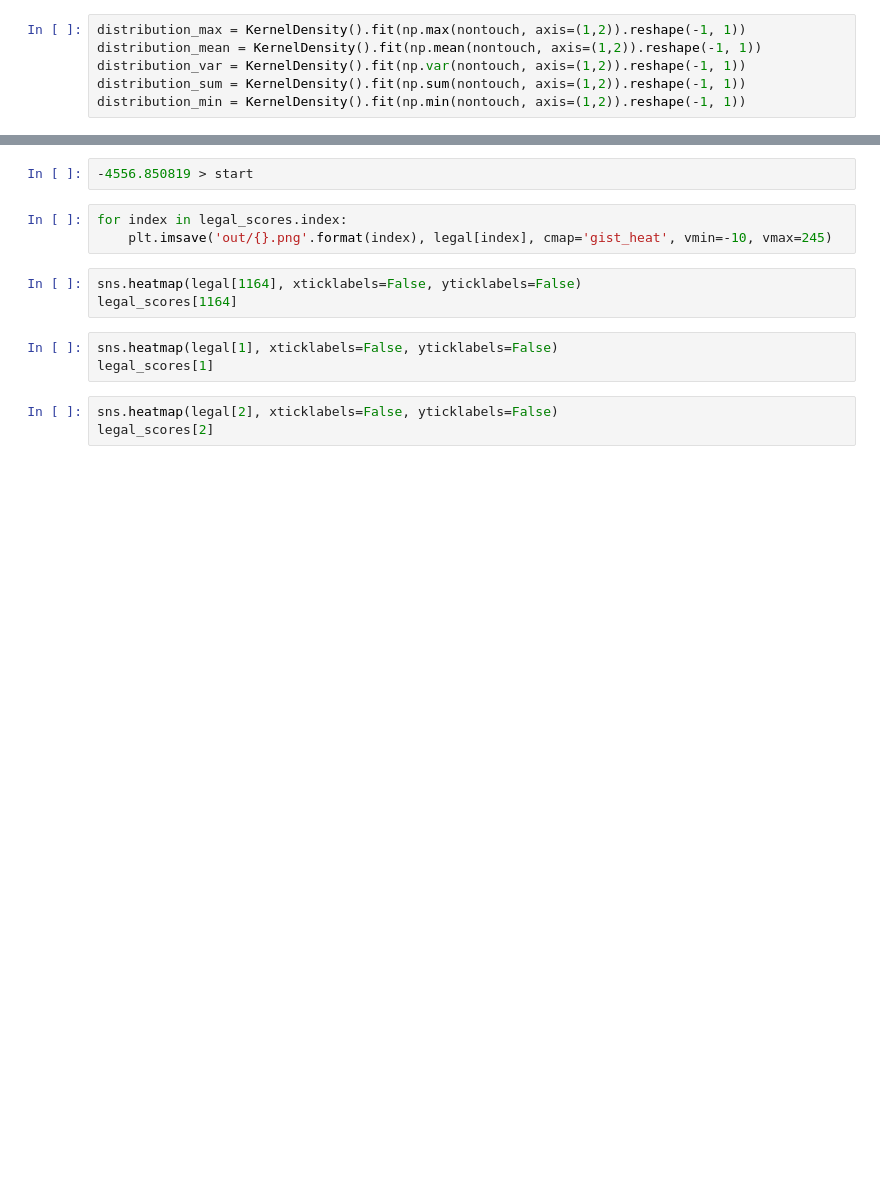
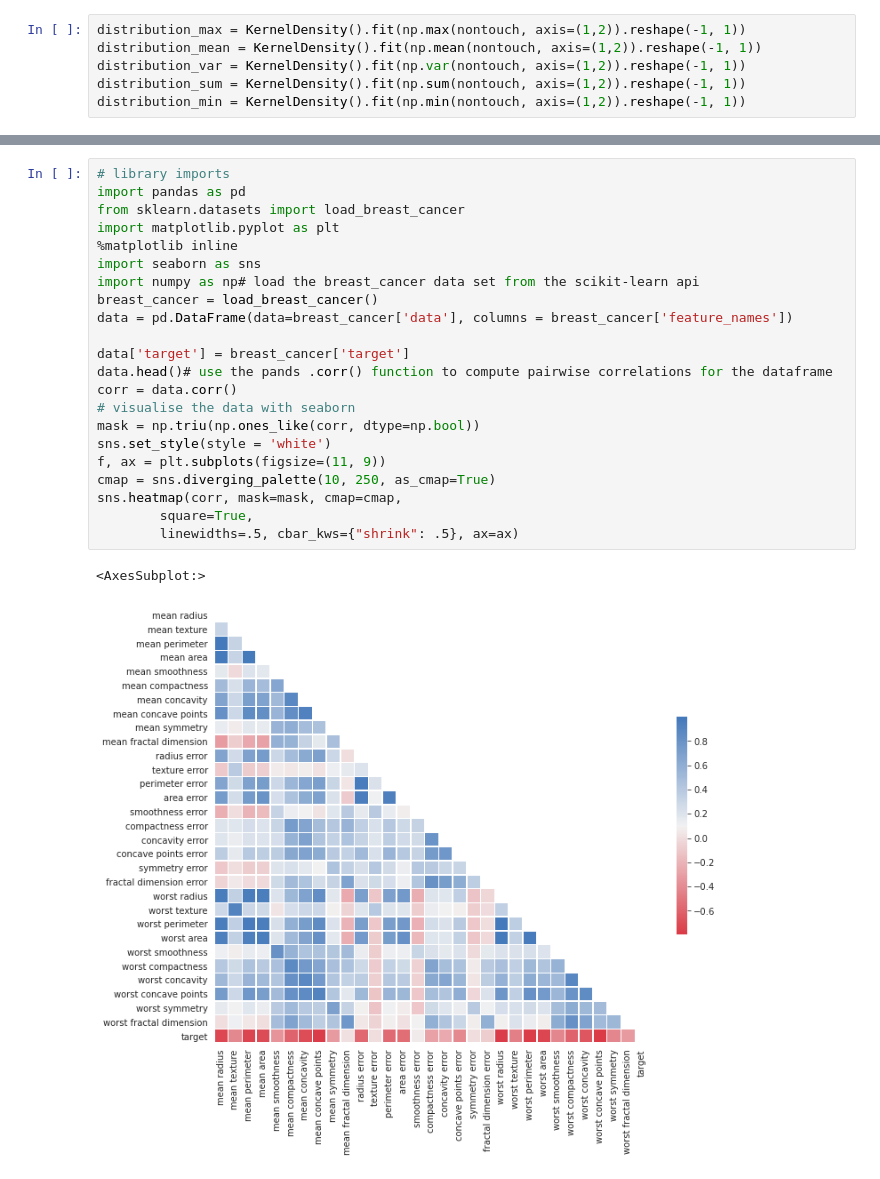
Before and after one commit to mmenzyns/ai-palm-rejection, a Jupyter notebook: data_processing/feature_analysis.ipynb, the cells around one changed output, grey strips where cells are left out. Drawn from its saved outputs; the diff is of its cells as text; blank space fills up the shorter version.

```diff
--- a/data_processing/feature_analysis.ipynb
+++ b/data_processing/feature_analysis.ipynb
@@ -94,14 +110,25 @@ sns.kdeplot(np.exp(density_min)).set(title="Min values density")
-# %%
--4556.850819 > start
-# %%
-for index in legal_scores.index:
-    plt.imsave('out/{}.png'.format(index), legal[index], cmap='gist_heat', vmin=-10, vmax=245)
-# %%
-sns.heatmap(legal[1164], xticklabels=False, yticklabels=False)
-legal_scores[1164]
-# %%
-sns.heatmap(legal[1], xticklabels=False, yticklabels=False)
-legal_scores[1]
-# %%
-sns.heatmap(legal[2], xticklabels=False, yticklabels=False)
-legal_scores[2]
+# %%
+# library imports
+import pandas as pd
+from sklearn.datasets import load_breast_cancer
+import matplotlib.pyplot as plt
+%matplotlib inline
+import seaborn as sns
+import numpy as np# load the breast_cancer data set from the scikit-learn api
+breast_cancer = load_breast_cancer()
+data = pd.DataFrame(data=breast_cancer['data'], columns = breast_cancer['feature_names'])
+
+data['target'] = breast_cancer['target']
+data.head()# use the pands .corr() function to compute pairwise correlations for the dataframe
+corr = data.corr()
+# visualise the data with seaborn
+mask = np.triu(np.ones_like(corr, dtype=np.bool))
+sns.set_style(style = 'white')
+f, ax = plt.subplots(figsize=(11, 9))
+cmap = sns.diverging_palette(10, 250, as_cmap=True)
+sns.heatmap(corr, mask=mask, cmap=cmap,
+        square=True,
+        linewidths=.5, cbar_kws={"shrink": .5}, ax=ax)
+# %% [output]
+<AxesSubplot:>
+[figure, added]
```
Also changed, not shown: parts of 5 cells of this notebook.
